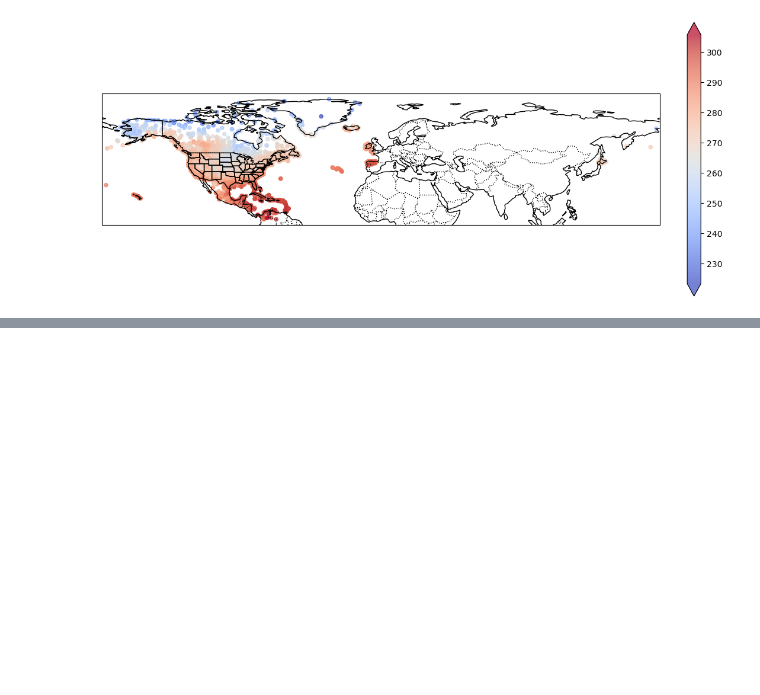
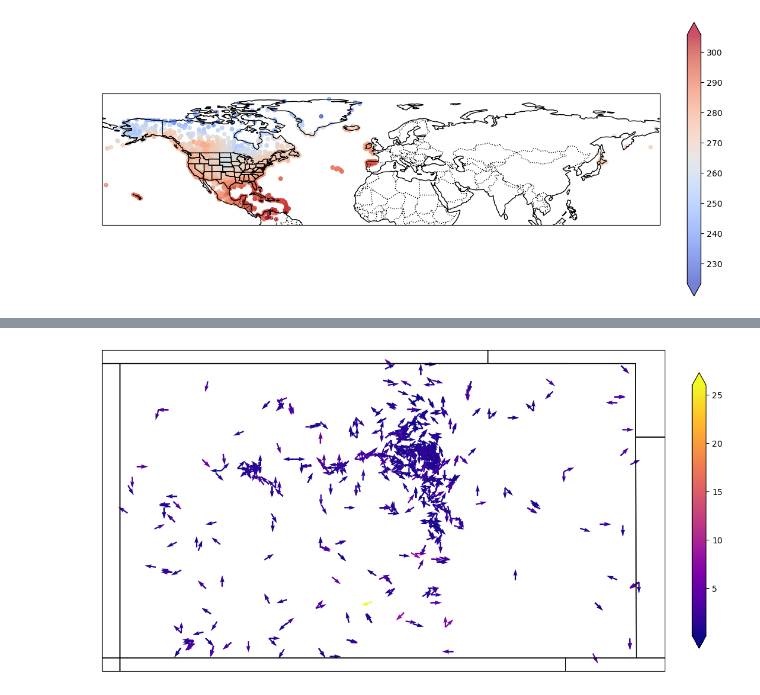
Before and after one commit to NOAA-GSL/pyDAmonitor, a Jupyter notebook: code/diag_files_explore.ipynb, the cells around one changed output, grey strips where cells are left out. Drawn from its saved outputs; the diff is of its cells as text; code cells hidden in the pictures; blank space fills up the shorter version.

Commit message:
Added two options to show both omf and oma on one plot, handle spatial plots different if zoomed in, add diag files with wind variable, begin create plots specifically for wind

```diff
--- a/code/diag_files_explore.ipynb
+++ b/code/diag_files_explore.ipynb
@@ -226,0 +236,15 @@ plt.show()
+# %%
+df_wind_ges = diag_ges.get_data()
+df_wind_anl = diag_anl.get_data()
+# %%
+hem = "CONUS"
+
+obs_types = [120]
+elv_range = (0,10000)
+
+# Lat and lon ranges for colorado
+co_lats = (37, 41)
+co_lons = (360-109, 360-102) #to convert from deg west to deg east
+# %%
+df_wind_ges_fil = filter_df(df_wind_ges, use=0, elv_range=elv_range, lat_range=co_lats, lon_range=co_lons)
+print(len(df_wind_ges_fil))
@@ -226,0 +269,28 @@ plt.show()
+# %%
+lats = df_wind_ges_fil['latitude']
+lons = df_wind_ges_fil['longitude']
+u_obs = df_wind_ges_fil['u_observation']
+v_obs = df_wind_ges_fil['v_observation']
+# %%
+# Create the plot
+plt.figure(figsize=(15, 12))
+ax = plt.axes(projection=ccrs.PlateCarree(central_longitude=0))
+ax.add_feature(cfeature.COASTLINE)
+ax.add_feature(cfeature.BORDERS, linestyle=':', edgecolor='black')
+ax.add_feature(cfeature.STATES, edgecolor='black')
+# ax.set_extent([-180, 180, -90, 90])
+
+# Plot the scatter data with smaller and more transparent points
+mag = np.sqrt( (u_obs**2) + (v_obs**2) )
+
+u_norm = u_obs / mag
+v_norm = v_obs / mag
+cs = plt.quiver(lons, lats, u_norm, v_norm, mag, scale=50, cmap='plasma', transform=ccrs.PlateCarree())
+
+# Add a colorbar
+cb = plt.colorbar(cs, shrink=0.3, pad=.04, extend='both')
+
+# Display the plot
+plt.show()
+# %% [output]
+[figure, added]
```
Also changed, not shown: parts of 4 cells of this notebook, 6 other files.
